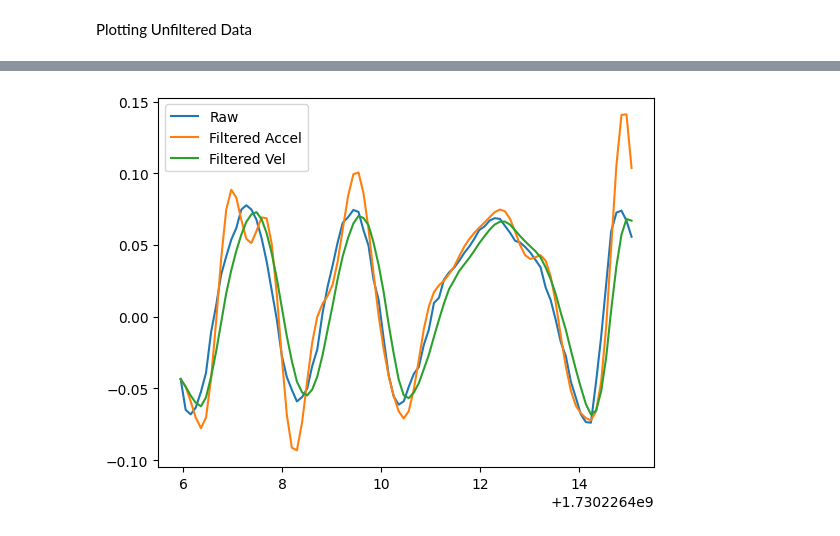
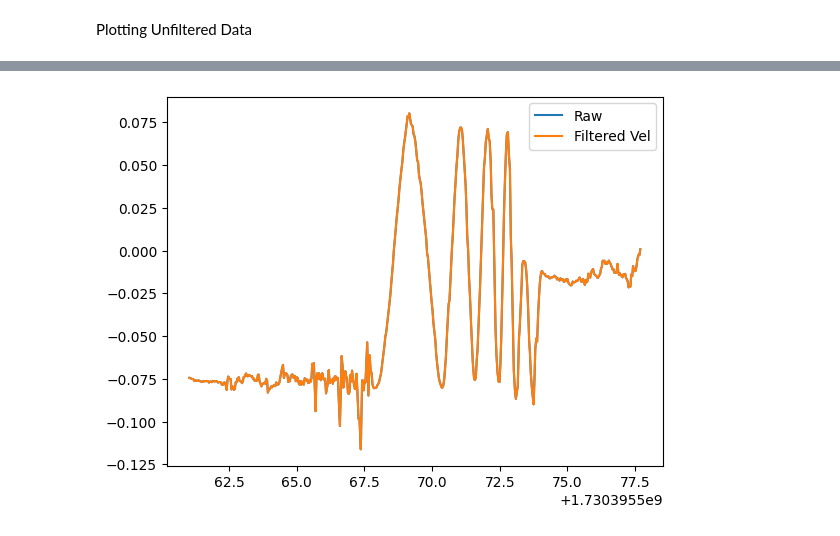
Before and after one commit to Shaquible/ENPH454-TouchProjector, a Jupyter notebook: filterTest.ipynb, the cells around one changed output, grey strips where cells are left out. Drawn from its saved outputs; the diff is of its cells as text; code cells hidden in the pictures.

```diff
--- a/filterTest.ipynb
+++ b/filterTest.ipynb
@@ -5,10 +5,8 @@ import numpy as np
 import pandas as pd
 import matplotlib.pyplot as plt
 # %%
-xTestDF = pd.read_csv('xSweep.csv')
-yTestDF = pd.read_csv('ySweep.csv')
-zTestDF = pd.read_csv('zSweep.csv')
-circleTest = pd.read_csv('circle.csv')
+xTestDF = pd.read_csv('dataCapture.csv')
+
 
 def plotData(df, title):
     times = df['Time'] - df['Time'][0]
@@ -54,12 +52,7 @@ def calcTimes(df, title):
     print(title + " Avg Time: " + str(np.mean(frameTimes)) + "ms" + " Std Dev: " + str(np.std(frameTimes)) + "ms")
 
 calcTimes(xTestDF, 'X Sweep')
-calcTimes(yTestDF, 'Y Sweep')
-calcTimes(zTestDF, 'Z Sweep')
-calcTimes(circleTest, 'Circle Sweep')
+
 
 plotData(xTestDF, 'X Sweep')
-plotData(yTestDF, 'Y Sweep')
-plotData(zTestDF, 'Z Sweep')
-plotData(circleTest, 'Circle Sweep')
 # %% [output]
@@ -89,36 +70,42 @@ def smoothAccel(x, t, windowSize):
             xFiltered[i] = x[i]
         if i == 0:
             continue
         dt = t[i] - t[i-1]
         v = (x[i] - x[i-1])/dt
         a = (v - vprev)/dt
         As[i%windowSize] = a
         vprev = vprev + np.mean(As)*dt
         xFiltered[i] = xFiltered[i-1] + vprev*dt
 
     return xFiltered
 
 def smoothVelocity(x, t, windowSize):
     vs = np.zeros(windowSize)
     xFiltered = np.zeros(len(x))
     for i in range(len(x)):
         if i < windowSize:
             xFiltered[i] = x[i]
         if i == 0:
             continue
         dt = t[i] - t[i-1]
         v = (x[i] - x[i-1])/dt
         vs[i%windowSize] = v
         xFiltered[i] = xFiltered[i-1] + np.mean(vs)*dt
 
     return xFiltered
 
-filtXsByA = smoothAccel(yTestDF['Y'], yTestDF['Time'], 4)
-filtXsByV = smoothVelocity(yTestDF['Y'], yTestDF['Time'], 4)
-plt.plot(yTestDF['Time'], yTestDF['Y'], label='Raw')
-plt.plot(yTestDF['Time'], filtXsByA, label='Filtered Accel')
-plt.plot(yTestDF['Time'], filtXsByV, label='Filtered Vel')
+def rollingAverage(signal, times, windowSize):
+    avg = np.zeros(windowSize)
+    outsignal = np.zeros(len(signal))
+    for i in range(len(signal)):
+        outsignal[i] = np.mean(signal[max(0, i-windowSize):i])
+    return signal
+
+#filtXsByA = smoothAccel(xTestDF['Y'], xTestDF['Time'], 10)
+filtXsByV = rollingAverage(xTestDF['Y'], xTestDF['Time'], 10)
+plt.plot(xTestDF['Time'], xTestDF['Y'], label='Raw')
+plt.plot(xTestDF['Time'], filtXsByV, label='Filtered Vel')
 plt.legend()
 plt.show()
 # %% [output]
-[figure, old version]
+[figure, new version]
```
Also changed, not shown: parts of 2 cells of this notebook, 4 other files.
